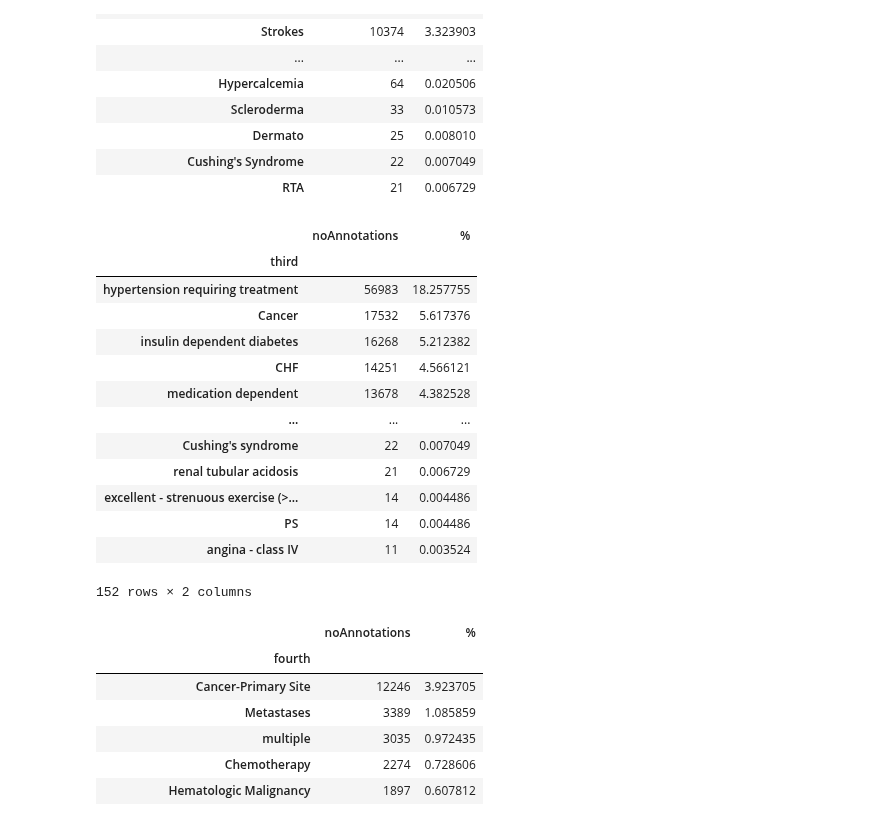
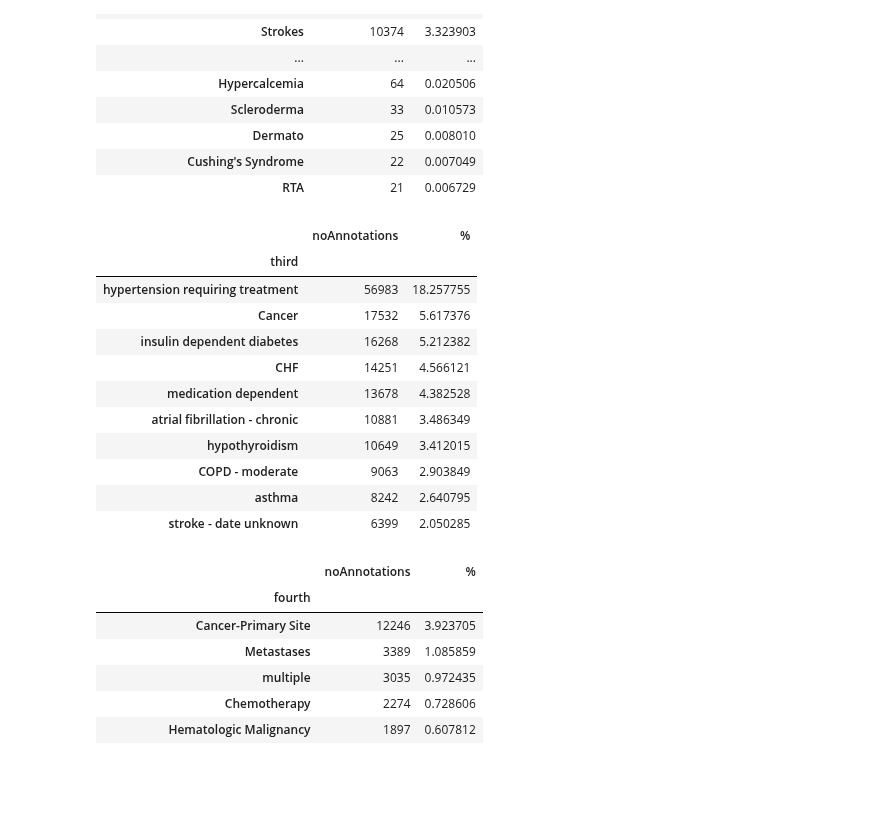
Before and after one commit to joy628/master-project, a Jupyter notebook: data-prepossing-2/pastHistory.ipynb, the cells around one changed output. Cells and saved outputs as stored; diff of their text form; code cells hidden in the pictures; blank space fills up the shorter version.

```diff
--- a/data-prepossing-2/pastHistory.ipynb
+++ b/data-prepossing-2/pastHistory.ipynb
@@ -167,3 +167,8 @@ r=len(df1)
 print("There are {} unique patientunitstayid in the selected patients with the total {} records.".format(n,r))
 # %% [output]
 There are 53612 unique patientunitstayid in the selected patients with the total 312103 records.
+# %%
+df1= pd.read_csv(porcesseddir2 + 'selected_pastHistory.csv')
+df1 = df1.set_index(['patientunitstayid', 'hospitaladmitoffset','pasthistoryoffset'])
+df1.sort_index(level = ['patientunitstayid','hospitaladmitoffset', 'pasthistoryoffset'], inplace = True)
+df1.head(n=20)
@@ -261,23 +283,21 @@ frequency2
 # %%
 frequency3 = pd.DataFrame()
 frequency3['noAnnotations'] = df1['third'].value_counts()
 frequency3['%'] = df1['third'].value_counts() / len(df1.index) * 100
-frequency3
+frequency3.head(n=10)
 # %% [output]
 |  | noAnnotations | % |
 | third |  |  |
 | hypertension requiring treatment | 56983 | 18.257755 |
 | Cancer | 17532 | 5.617376 |
 | insulin dependent diabetes | 16268 | 5.212382 |
 | CHF | 14251 | 4.566121 |
 | medication dependent | 13678 | 4.382528 |
-| ... | ... | ... |
-| Cushing's syndrome | 22 | 0.007049 |
-| renal tubular acidosis | 21 | 0.006729 |
-| excellent - strenuous exercise (>... | 14 | 0.004486 |
-| PS | 14 | 0.004486 |
-| angina - class IV | 11 | 0.003524 |
+| atrial fibrillation - chronic | 10881 | 3.486349 |
+| hypothyroidism | 10649 | 3.412015 |
+| COPD - moderate | 9063 | 2.903849 |
+| asthma | 8242 | 2.640795 |
+| stroke - date unknown | 6399 | 2.050285 |
-152 rows × 2 columns
 # %%
 frequency4 = pd.DataFrame()
 frequency4['noAnnotations'] = df1['fourth'].value_counts()
```
Also changed, not shown: parts of 7 cells of this notebook, 4 other files.
